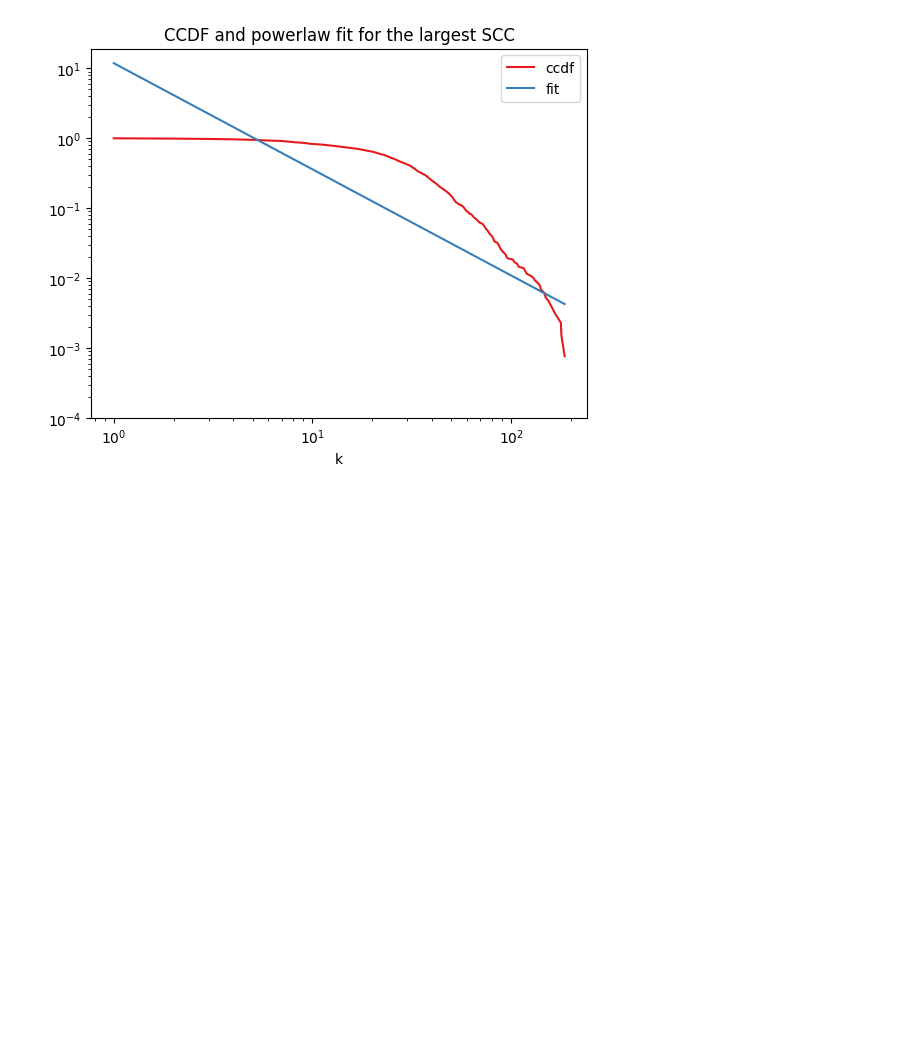
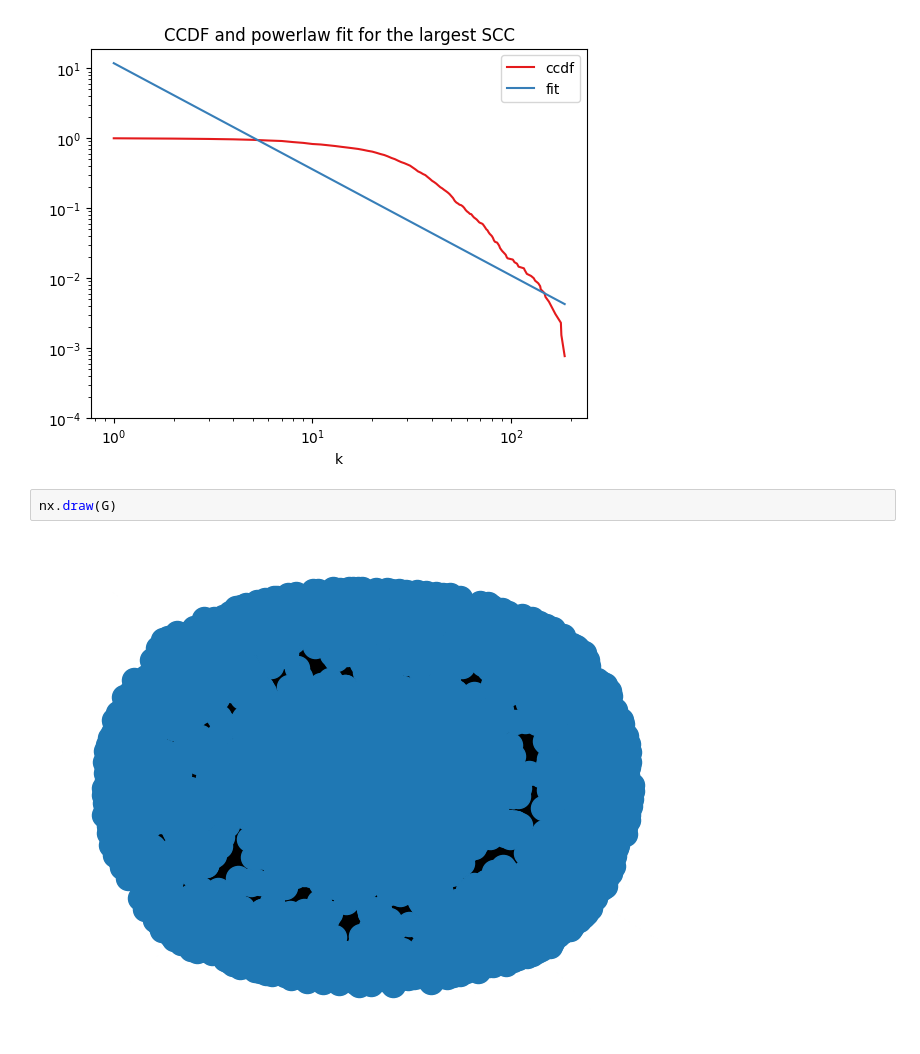
Before and after one commit to liliraleva/Network_Analysis, a Jupyter notebook: EDA_proj.ipynb, the cells around one changed output. Drawn from its saved outputs; the diff is of its cells as text; blank space fills up the shorter version.

```diff
--- a/EDA_proj.ipynb
+++ b/EDA_proj.ipynb
@@ -162,3 +169,7 @@ Calculating best minimal value for power law fit
 Powerlaw CCDF Fit: 11.8489 x ^ -1.5173 (k_min = 87)
 Text(0.5, 1.0, 'CCDF and powerlaw fit for the largest SCC')
 [figure]
+# %%
+nx.draw(G)
+# %% [output]
+[figure, added]
```
Also changed, not shown: parts of 2 cells of this notebook.
